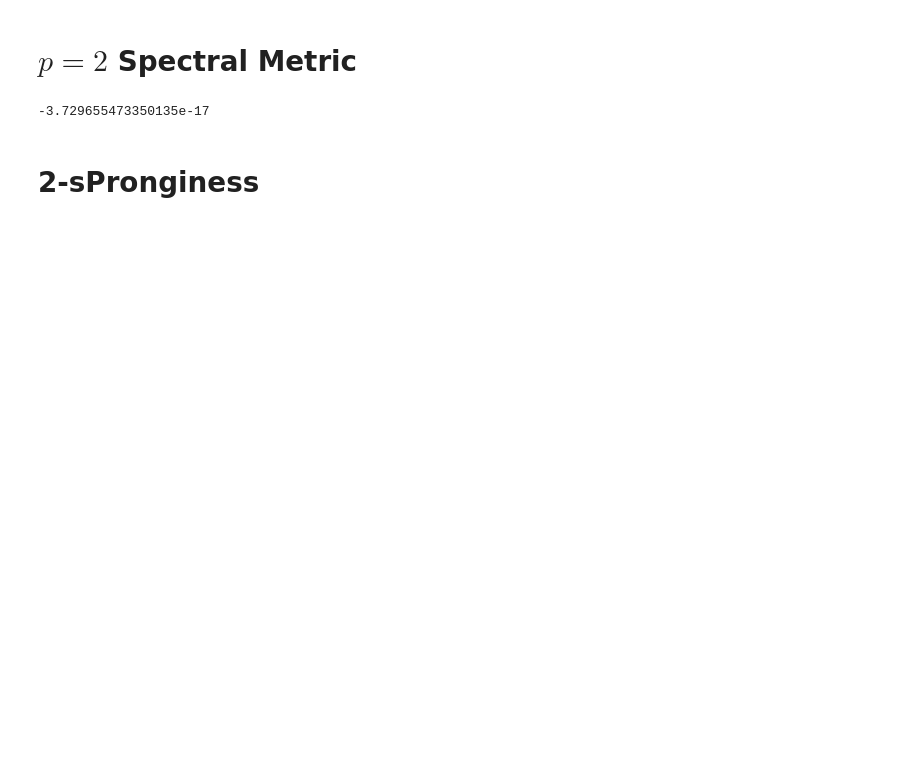
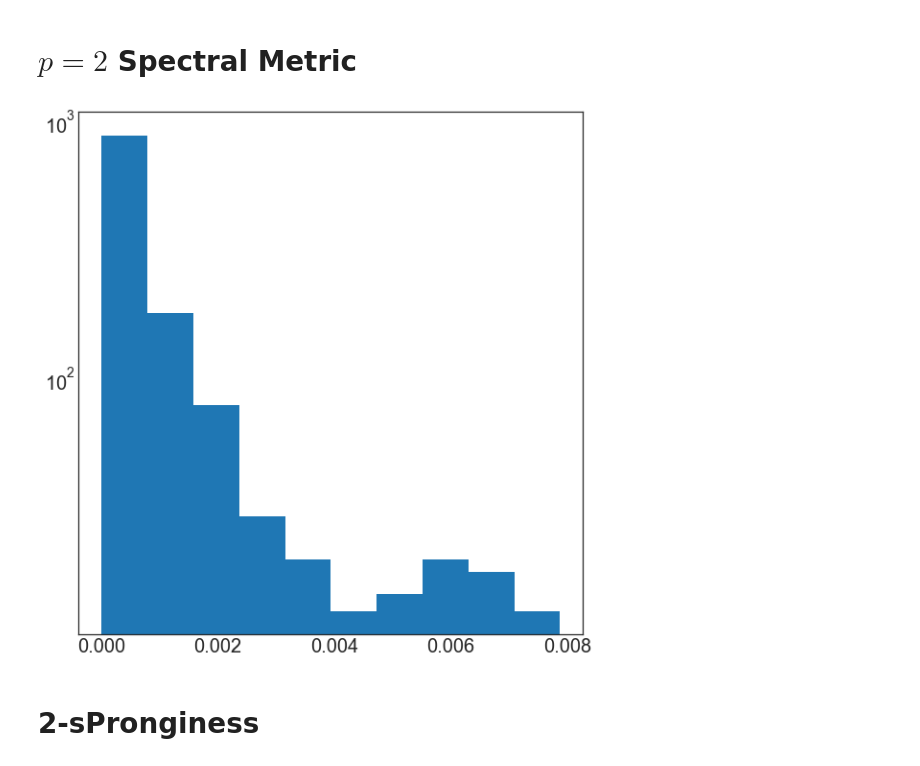
Before and after one commit to rikab/SPECTER, a Jupyter notebook: tests.ipynb, the cells around one changed output. Cells and saved outputs as stored; diff of their text form; code cells hidden in the pictures; blank space fills up the shorter version.

```diff
--- a/tests.ipynb
+++ b/tests.ipynb
@@ -186,10 +189,3 @@ def ds2(s1, s2):
     term2 = weighted_sum(s2)
 
     return term1 + term2 - 2*cross_term(s1, s2)
-# %%
-# SANITY CHECKS
-
-s = compute_spectral_representation(example_event)
-print(ds2(s, s))
-# %% [output]
--3.729655473350135e-17
@@ -196,3 +205,10 @@ print(ds2(s, s))
+# %%
+plt.rcParams.update({'font.size': 20})
+fig, ax = plt.subplots(constrained_layout=True, figsize=(8, 8))
+plt.hist(EMDs[EMDs > 1e-15], density = True)
+plt.yscale('log')
+# %% [output]
+[figure, added]
 # %% [markdown]
 # 2-sPronginess
 # %%
```
Also changed, not shown: parts of 6 cells of this notebook.
